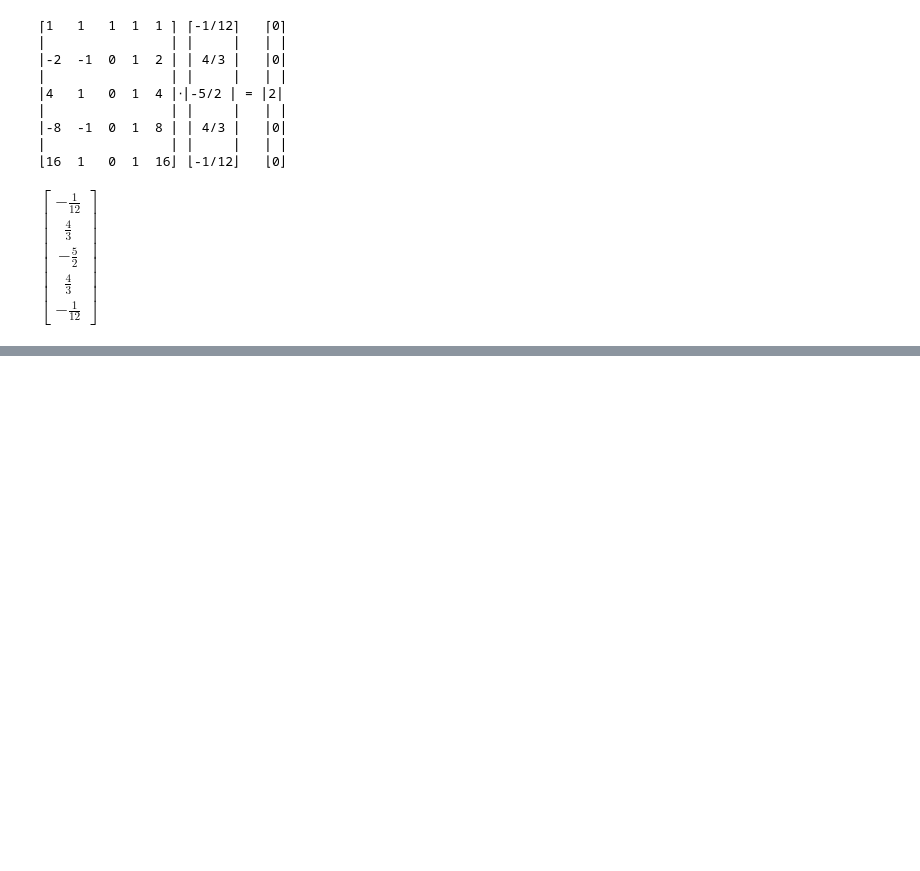
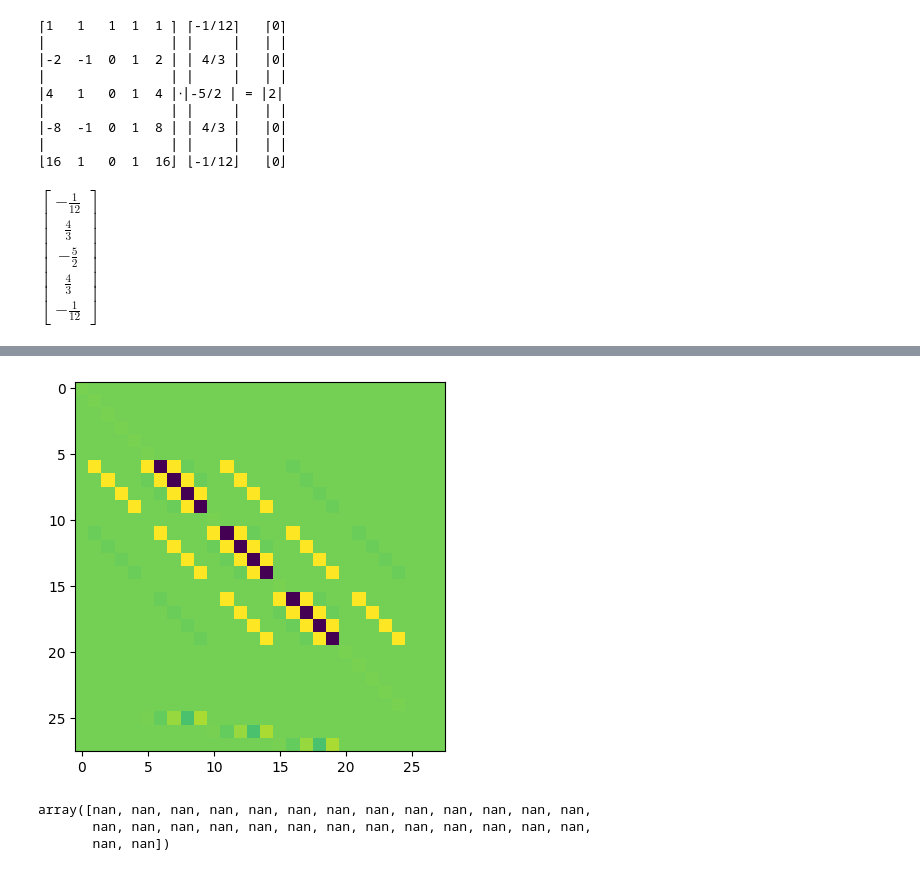
Before and after one commit to jabelieu/nmfde_class, a Jupyter notebook: hw1_jab.ipynb, the cells around one changed output, grey strips where cells are left out. Saved outputs shown, nothing was run; the diff lists cells and outputs as text; code cells hidden in the pictures; blank space fills up the shorter version.

```diff
--- a/hw1_jab.ipynb
+++ b/hw1_jab.ipynb
@@ -938,0 +963,19 @@ plt.colorbar(im3, ax=axs[1][1]);
+# %%
+# IGNORE THIS FOR GRADING
+
+test_A = a_2d.toarray()
+test_A = np.vstack((test_A,addon))
+test_A = np.hstack((test_A,np.zeros(shape=(n*n+n-2,n-2))))
+test_b = np.concatenate((b, np.zeros(n - 2, dtype=b.dtype)))
+test_f = np.concatenate((f, np.zeros(n - 2, dtype=b.dtype)))
+# test_A = test_A.tocsr()
+plt.imshow(test_A, cmap="viridis", interpolation="none");
+# %% [output]
+[figure, added]
+# %%
+test_sol = spsolve(test_A, test_f-test_b)
+test_sol
+# %% [output]
+array([nan, nan, nan, nan, nan, nan, nan, nan, nan, nan, nan, nan, nan,
+       nan, nan, nan, nan, nan, nan, nan, nan, nan, nan, nan, nan, nan,
+       nan, nan])
```
Also changed, not shown: parts of 11 cells of this notebook, 10 other files.
